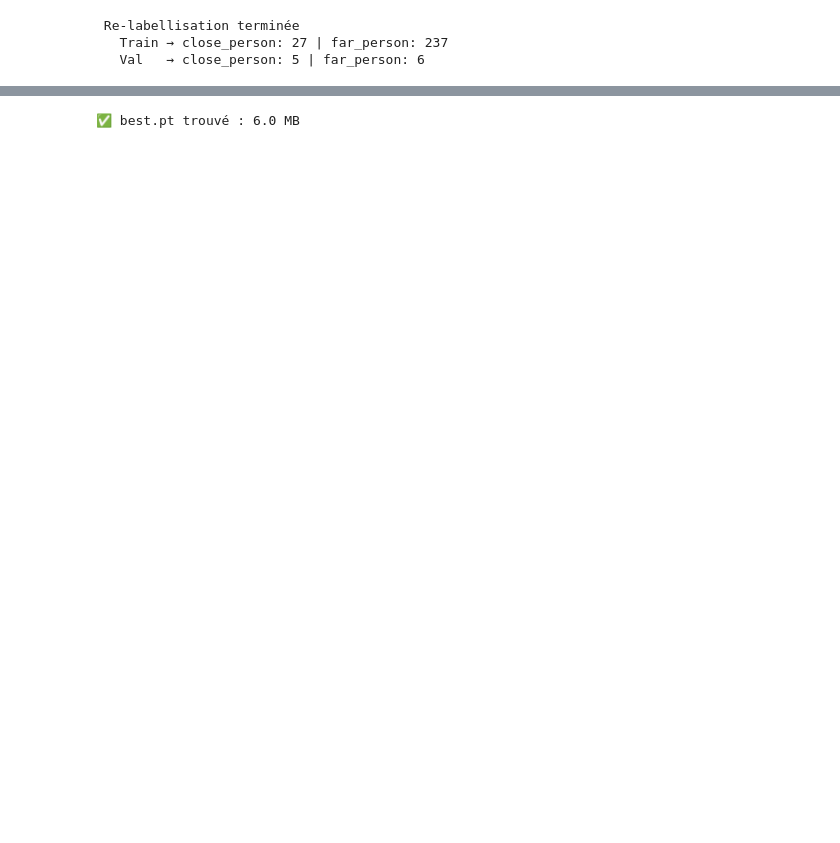
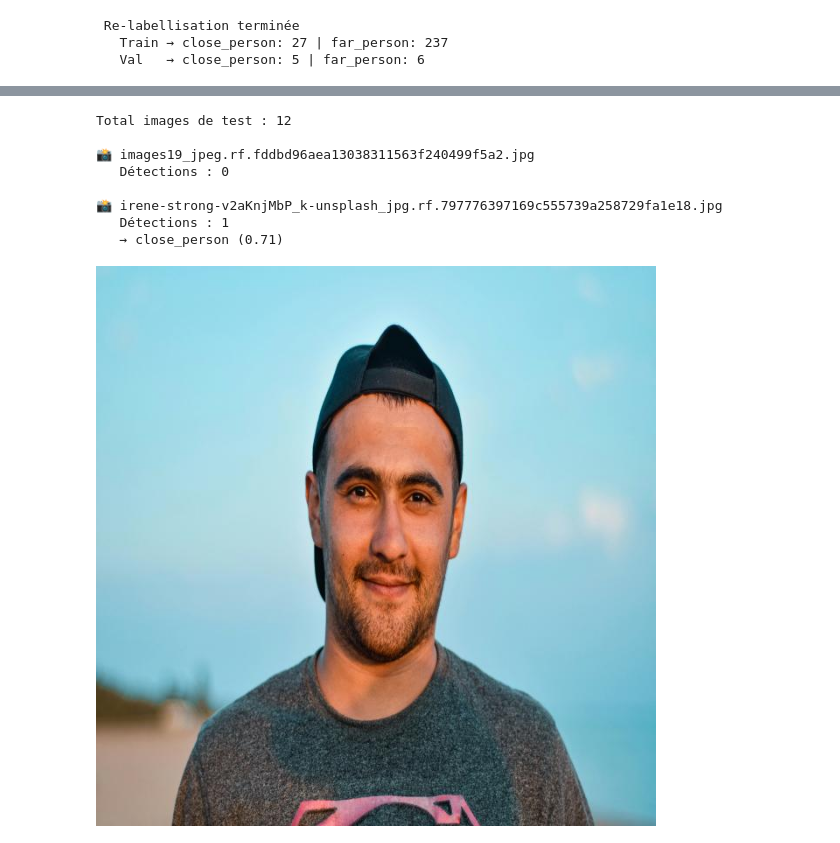
Before and after one commit to DOFRADJO/vision_assistant, a Jupyter notebook: training/distance_detector/distance_detector_colab.ipynb, the cells around one changed output, grey strips where cells are left out. Drawn from its saved outputs; the diff is of its cells as text; code cells hidden in the pictures; blank space fills up the shorter version.

```diff
--- a/training/distance_detector/distance_detector_colab.ipynb
+++ b/training/distance_detector/distance_detector_colab.ipynb
@@ -111,0 +145,11 @@ print(f'   Val   → close_person: {c2} | far_person: {f2}')
+# %%
+# Trouver le vrai chemin du dataset
+import os
+
+for root, dirs, files in os.walk('/content'):
+    for f in files:
+        if f.endswith('.txt') and 'label' in root:
+            print(os.path.join(root, f))
+            break  # affiche juste le premier trouvé
+    if 'labels' in dirs:
+        print(f"Dossier labels trouvé : {root}")
@@ -112,19 +208,22 @@ print(f'   Val   → close_person: {c2} | far_person: {f2}')
 # %%
-# Créer le data.yaml adapté au dataset Roboflow
+# Recréer data.yaml avec le bon chemin
 import yaml
+
+DATASET_PATH = '/content/Person-detection-1'
 
 data_config = {
     'path': DATASET_PATH,
     'train': 'train/images',
     'val':   'valid/images',
+    'test':  'test/images',
     'nc': 2,
     'names': ['close_person', 'far_person']
 }
 
-yaml_path = os.path.join(DATASET_PATH, 'data.yaml')
+yaml_path = f'{DATASET_PATH}/data.yaml'
 with open(yaml_path, 'w') as f:
     yaml.dump(data_config, f, default_flow_style=False)
 
-print(f' data.yaml créé : {yaml_path}')
+print(f'✅ data.yaml recréé')
 print(open(yaml_path).read())
 # %% [output]
@@ -180,12 +280,45 @@ Results saved to /content/runs/distance_detector
-# %%
-# Vérifier les résultats
-best_pt = '/content/runs/distance_detector/weights/best.pt'
-
-import os
-if os.path.exists(best_pt):
-    size_mb = os.path.getsize(best_pt) / 1024 / 1024
-    print(f'✅ best.pt trouvé : {size_mb:.1f} MB')
-else:
-    print('❌ best.pt introuvable — vérifiez l\'entraînement')
-# %% [output]
-✅ best.pt trouvé : 6.0 MB
+# %%
+# Tester sur plusieurs images
+from ultralytics import YOLO
+from IPython.display import display
+from PIL import Image
+import glob, json
+
+best_pt = '/content/runs/distance_detector/weights/best.pt'
+model = YOLO(best_pt)
+
+test_images = glob.glob('/content/Person-detection-1/test/images/*.jpg')
+print(f"Total images de test : {len(test_images)}")
+
+# Tester les 5 premières images
+for img_path in test_images[:5]:
+    results = model.predict(source=img_path, imgsz=640, conf=0.3, verbose=False)
+
+    detections = []
+    for result in results:
+        for box in result.boxes:
+            labels = {0: "close_person", 1: "far_person"}
+            detections.append({
+                "label": labels[int(box.cls[0])],
+                "confidence": round(float(box.conf[0]), 2),
+                "bbox": [int(v) for v in box.xyxy[0].tolist()]
+            })
+
+    print(f"\n📸 {img_path.split('/')[-1]}")
+    print(f"   Détections : {len(detections)}")
+    for d in detections:
+        print(f"   → {d['label']} ({d['confidence']})")
+
+    if detections:
+        display(Image.open(img_path))
+        break  # affiche la première image avec détection
+# %% [output]
+Total images de test : 12
+
+📸 images19_jpeg.rf.fddbd96aea13038311563f240499f5a2.jpg
+   Détections : 0
+
+📸 irene-strong-v2aKnjMbP_k-unsplash_jpg.rf.797776397169c555739a258729fa1e18.jpg
+   Détections : 1
+   → close_person (0.71)
+[figure, added]
```
Also changed, not shown: parts of 11 cells of this notebook, 3 other files.
